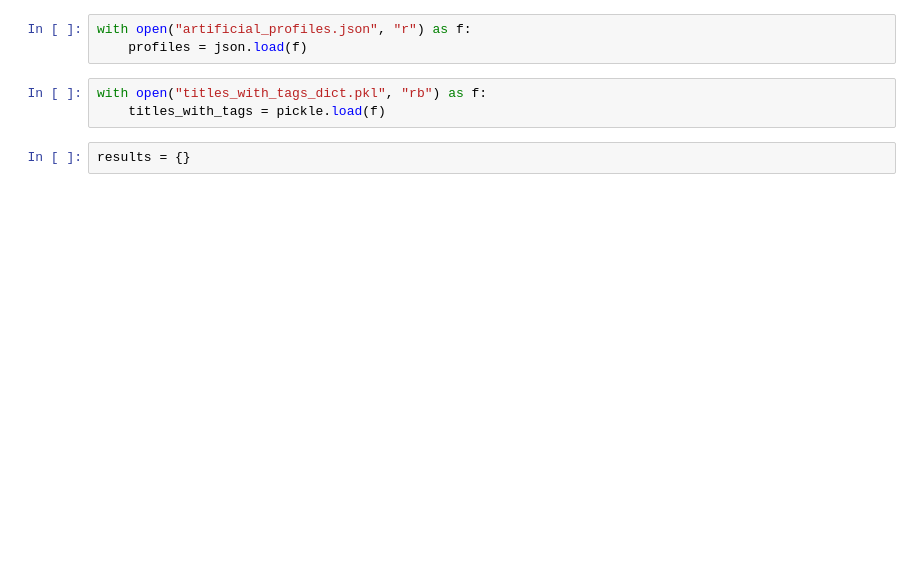
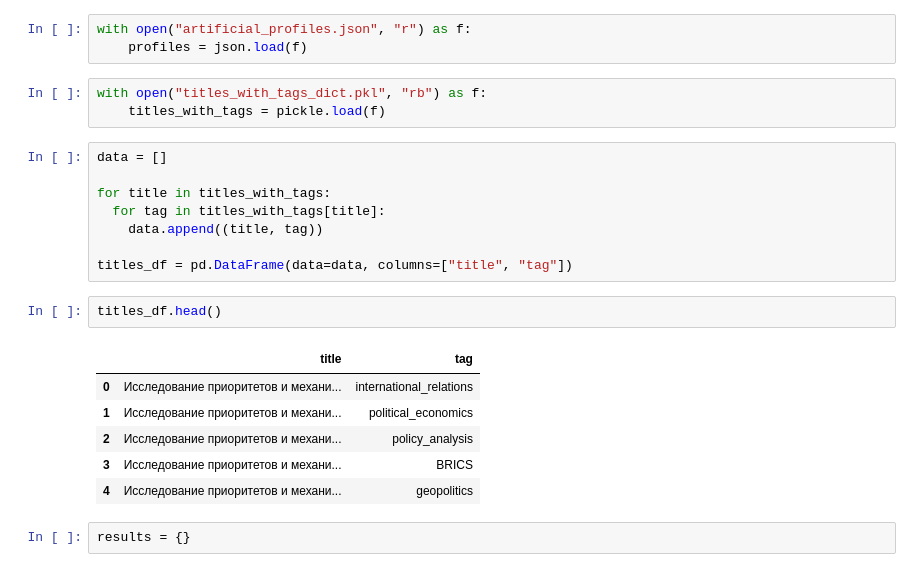
Before and after one commit to rushawx/diploma, a Jupyter notebook: research/ratings.ipynb, the cells around one changed output. Cells and saved outputs as stored; diff of their text form; blank space fills up the shorter version.

```diff
--- a/research/ratings.ipynb
+++ b/research/ratings.ipynb
@@ -34,6 +48,23 @@ with open("artificial_profiles.json", "r") as f:
 # %%
 with open("titles_with_tags_dict.pkl", "rb") as f:
     titles_with_tags = pickle.load(f)
+# %%
+data = []
+
+for title in titles_with_tags:
+  for tag in titles_with_tags[title]:
+    data.append((title, tag))
+
+titles_df = pd.DataFrame(data=data, columns=["title", "tag"])
+# %%
+titles_df.head()
+# %% [output]
+|  | title | tag |
+| 0 | Исследование приоритетов и механи... | international_relations |
+| 1 | Исследование приоритетов и механи... | political_economics |
+| 2 | Исследование приоритетов и механи... | policy_analysis |
+| 3 | Исследование приоритетов и механи... | BRICS |
+| 4 | Исследование приоритетов и механи... | geopolitics |
 # %%
 results = {}
 # %%
```
Also changed, not shown: parts of 4 cells of this notebook, 2 other files.
